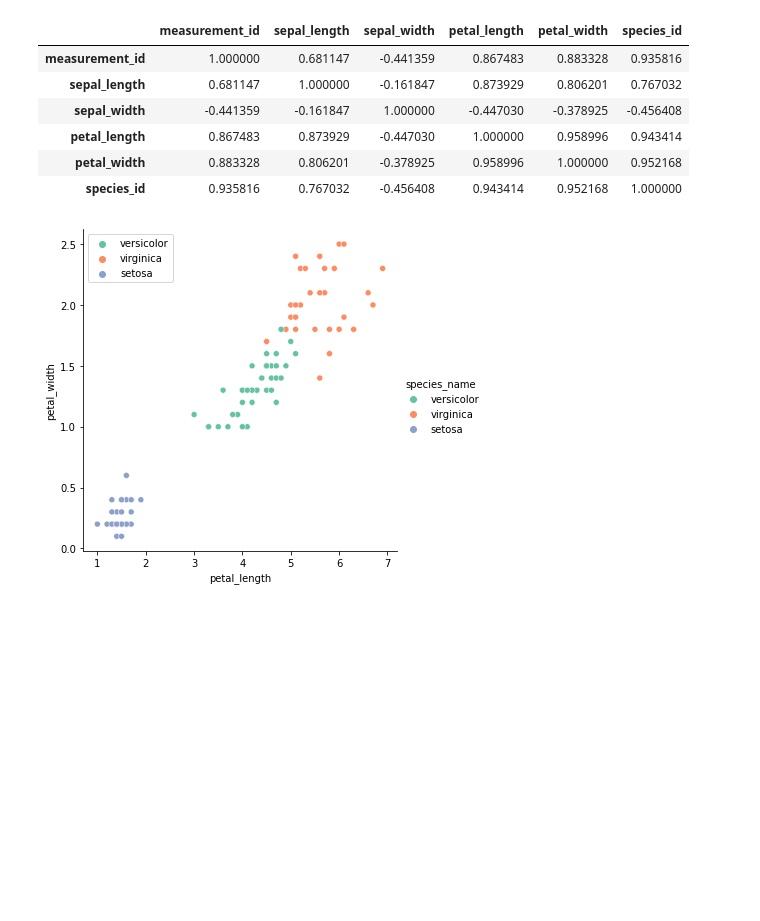
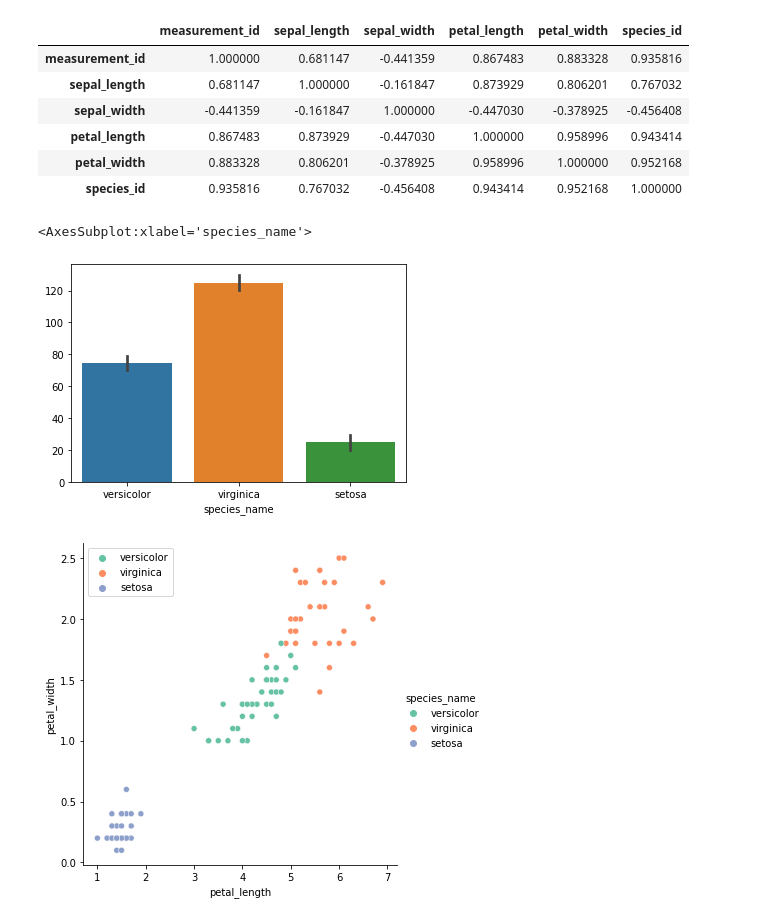
Before and after one commit to natasharivers/Classifications, a Jupyter notebook: classification_exercises.ipynb, the cells around one changed output. Saved outputs shown, nothing was run; the diff lists cells and outputs as text; code cells hidden in the pictures; blank space fills up the shorter version.

```diff
--- a/classification_exercises.ipynb
+++ b/classification_exercises.ipynb
@@ -752,6 +755,11 @@ train.corr()
 | petal_length | 0.867483 | 0.873929 | -0.447030 | 1.000000 | 0.958996 | 0.943414 |
 | petal_width | 0.883328 | 0.806201 | -0.378925 | 0.958996 | 1.000000 | 0.952168 |
 | species_id | 0.935816 | 0.767032 | -0.456408 | 0.943414 | 0.952168 | 1.000000 |
+# %%
+sns.barplot(x=train.species_name, y=train.index)
+# %% [output]
+<AxesSubplot:xlabel='species_name'>
+[figure, added]
 # %%
 #the table above shows that there is greatest correlation between petal length and petal width
 sns.relplot(x='petal_length', y='petal_width', data=train, hue='species_name', palette='Set2')
```
Also changed, not shown: parts of 29 cells of this notebook.
